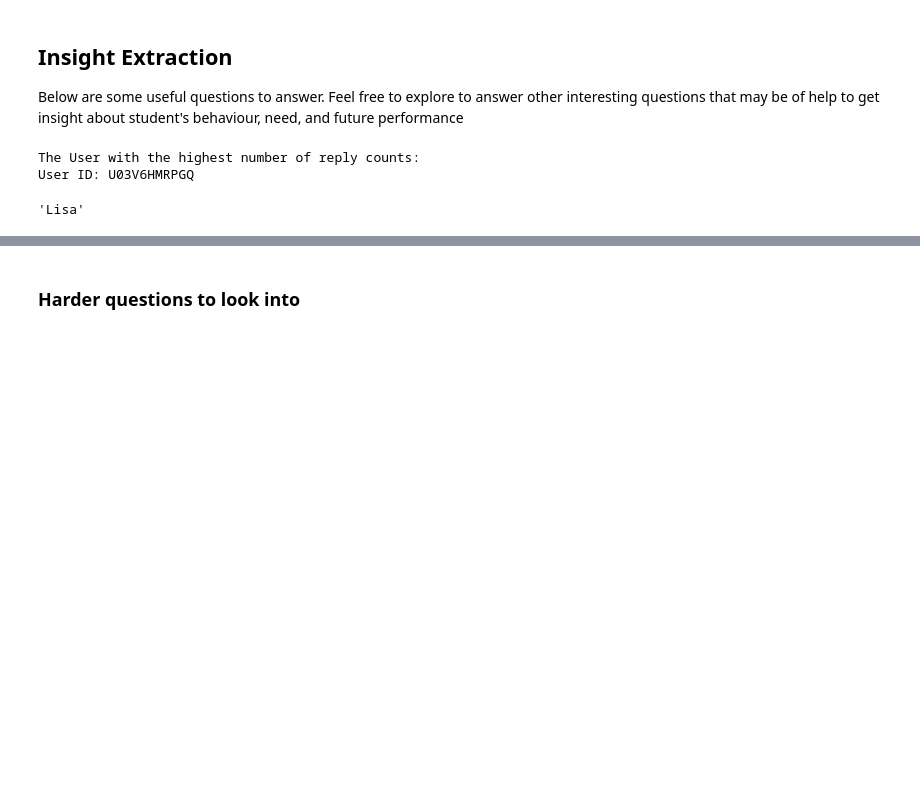
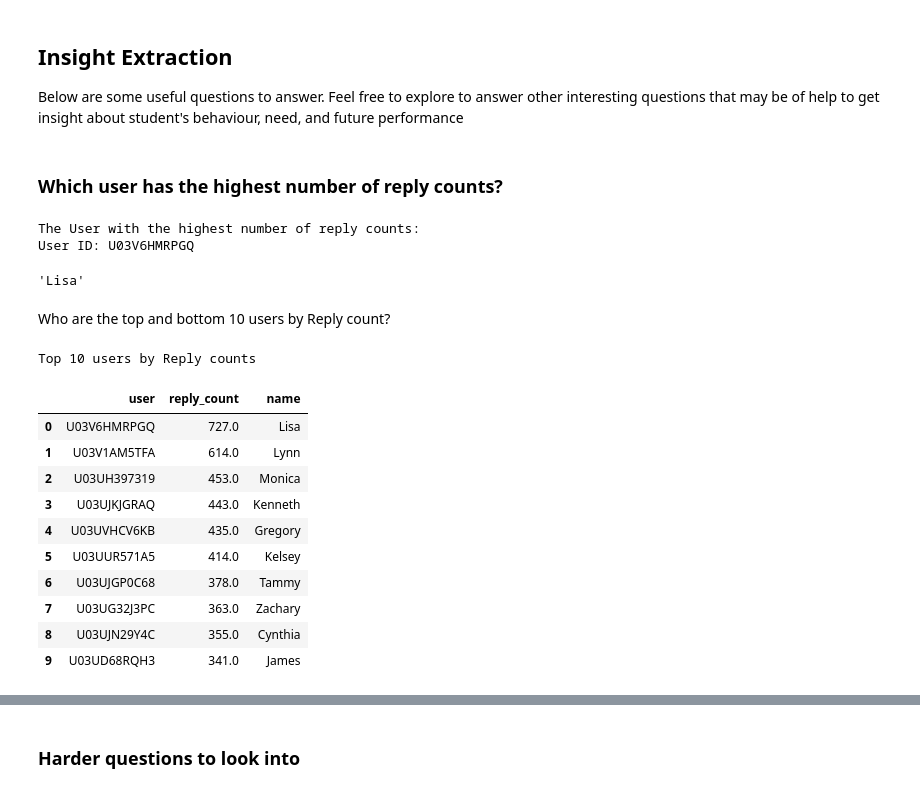
Before and after one commit to mussewold/week0_starter_network_analysis, a Jupyter notebook: notebooks/parse_slack_data.ipynb, the cells around one changed output, grey strips where cells are left out. Cells and saved outputs as stored; diff of their text form; code cells hidden in the pictures; blank space fills up the shorter version.

```diff
--- a/notebooks/parse_slack_data.ipynb
+++ b/notebooks/parse_slack_data.ipynb
@@ -269,6 +280,8 @@ Below are some useful questions to answer. Feel free to explore to answer other
 def search_user_by_id(user_id):
     user_name = users_mapped[0].get(user_id, None)
     return user_name
+# %% [markdown]
+### Which user has the highest number of reply counts?
 # %%
 # which user has the highest number of reply counts?
 user_reply_counts = msg_df.groupby("user")["reply_count"].sum()
@@ -280,3 +293,24 @@ search_user_by_id(user_with_highest_replies)
 The User with the highest number of reply counts:
 User ID: U03V6HMRPGQ
 'Lisa'
+# %% [markdown]
+Who are the top and bottom 10 users by Reply count?
+# %%
+# Who are the top and bottom 10 users by Reply count?
+top_users = user_reply_counts.sort_values(ascending=False).reset_index()
+top_users["name"] = top_users["user"].apply(search_user_by_id)
+print("Top 10 users by Reply counts")
+top_users.head(10)
+# %% [output]
+Top 10 users by Reply counts
+|  | user | reply_count | name |
+| 0 | U03V6HMRPGQ | 727.0 | Lisa |
+| 1 | U03V1AM5TFA | 614.0 | Lynn |
+| 2 | U03UH397319 | 453.0 | Monica |
+| 3 | U03UJKJGRAQ | 443.0 | Kenneth |
+| 4 | U03UVHCV6KB | 435.0 | Gregory |
+| 5 | U03UUR571A5 | 414.0 | Kelsey |
+| 6 | U03UJGP0C68 | 378.0 | Tammy |
+| 7 | U03UG32J3PC | 363.0 | Zachary |
+| 8 | U03UJN29Y4C | 355.0 | Cynthia |
+| 9 | U03UD68RQH3 | 341.0 | James |
```
Also changed, not shown: parts of 9 cells of this notebook.
